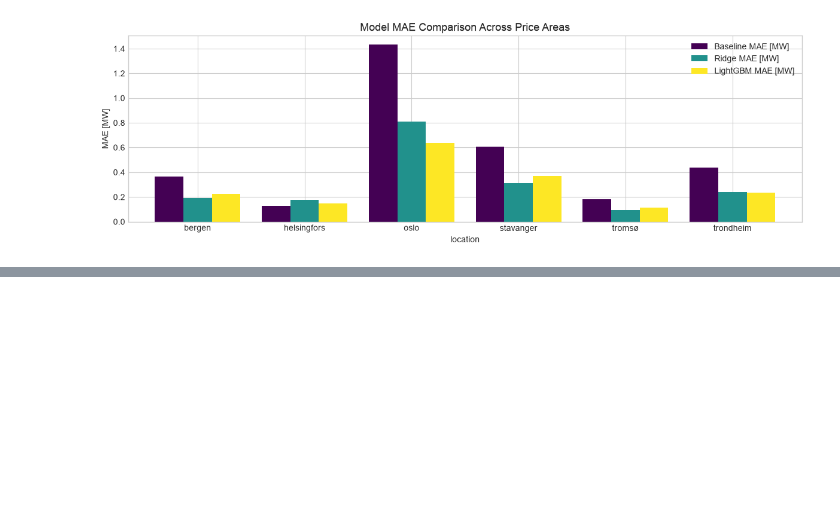
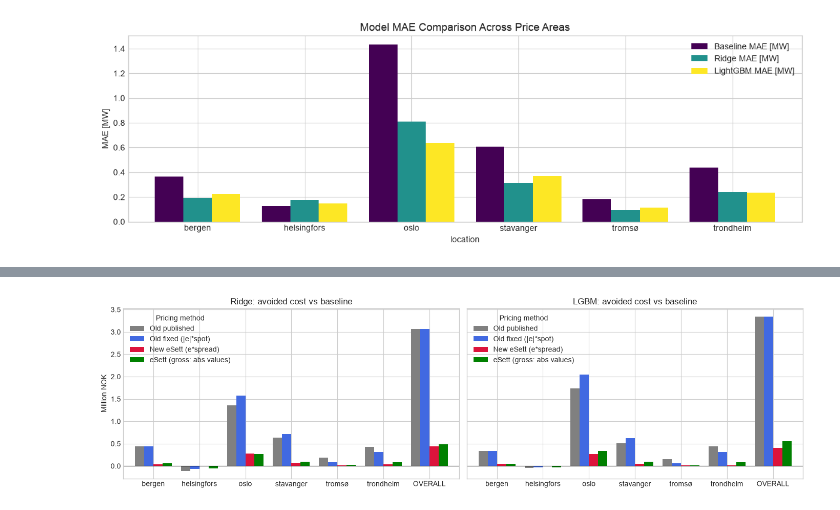
Before and after one commit to LukaAgostini/Aneo_group_project, a Jupyter notebook: notebooks/model_comparison_new.ipynb, the cells around one changed output, grey strips where cells are left out. Cells and saved outputs as stored; diff of their text form; code cells hidden in the pictures; blank space fills up the shorter version.

```diff
--- a/model_comparison.ipynb
+++ b/notebooks/model_comparison_new.ipynb
@@ -601,0 +657,15 @@ plt.show()
+# %%
+fig, axes = plt.subplots(1, 2, figsize=(14, 4), sharey=True)
+for ax, model in zip(axes, ["Ridge", "LGBM"]):
+    data = comparison.xs(model, axis=1, level=1) / 1e6   # rows = cities, cols = methods
+    data.plot(kind="bar", ax=ax, width=0.8, color=["gray", "royalblue", "crimson", 'green'])
+    ax.axhline(0, color="black", linewidth=0.8)
+    ax.set_title(f"{model}: avoided cost vs baseline")
+    ax.set_ylabel("Million NOK")
+    ax.set_xlabel("")
+    ax.tick_params(axis="x", rotation=0)
+    ax.legend(title="Pricing method")
+plt.tight_layout()
+plt.show()
+# %% [output]
+[figure, added]
```
Also changed, not shown: parts of 11 cells of this notebook, 21 other files.
